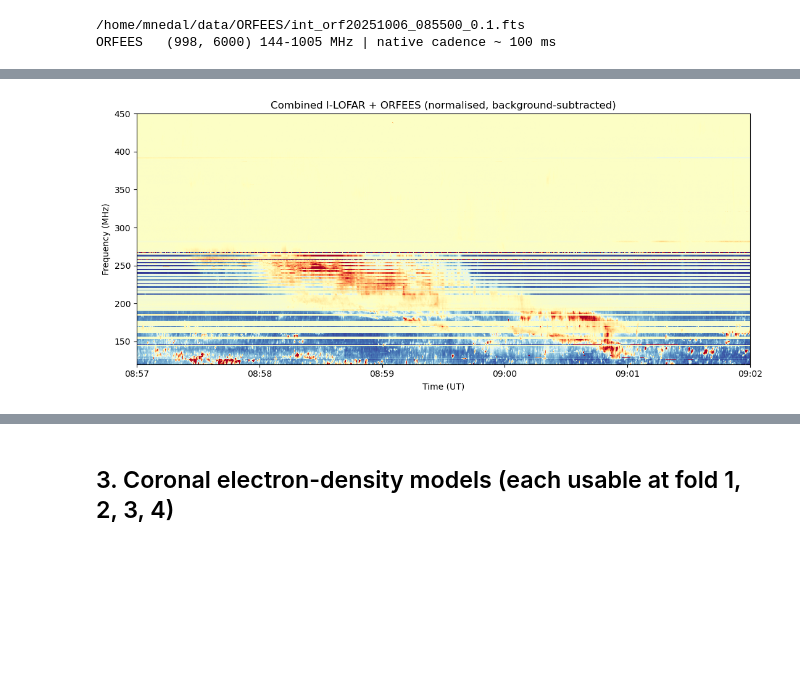
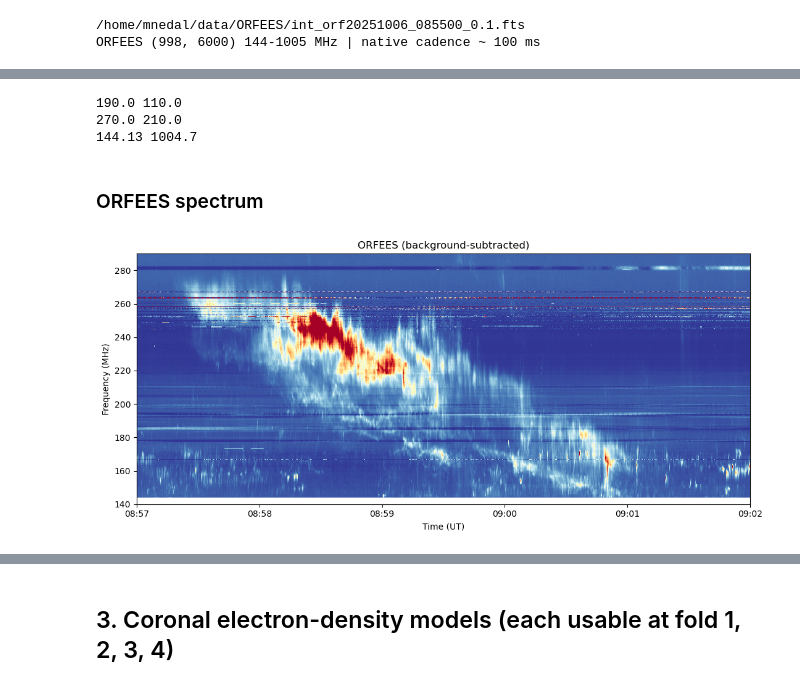
Before and after one commit to MohamedNedal/dias_work, a Jupyter notebook: 20251006/trace_type2_ilofar_orfees.ipynb, the cells around one changed output, grey strips where cells are left out. Saved outputs shown, nothing was run; the diff lists cells and outputs as text; code cells hidden in the pictures; blank space fills up the shorter version.

```diff
--- a/20251006/trace_type2_ilofar_orfees.ipynb
+++ b/20251006/trace_type2_ilofar_orfees.ipynb
@@ -250,15 +311,25 @@ combined (1286, 3001) 110-1005 MHz
+# %%
+print(f5[0], f5[-1])
+print(f7[0], f7[-1])
+print(orf_freqs[0], orf_freqs[-1])
+# %% [output]
+190.0 110.0
+270.0 210.0
+144.13 1004.7
+# %% [markdown]
+### ORFEES spectrum
 # %%
-# quick look at the combined, normalised spectrum over the event window
-fig, ax = plt.subplots(figsize=[11,5])
-vmin, vmax = np.nanpercentile(comb_ft, (5, 99))
-ax.pcolormesh(comb_times, freqs_comb, comb_ft, cmap='RdYlBu_r',
-              # vmin=vmin, vmax=vmax,
-              shading='auto')
-ax.set_ylim(120, 450)
+fig, ax = plt.subplots(figsize=[11, 5])
+vmin, vmax = robust_limits(orf_data, 5, 98.7)
+ax.pcolormesh(orf_times, orf_freqs, orf_data, cmap='RdYlBu_r',
+              vmin=vmin, vmax=vmax, shading='auto')
+ax.set_ylim(140, 290)
+ax.set_xlim(EVENT_START, EVENT_END)
 ax.xaxis.set_major_formatter(mdates.DateFormatter('%H:%M'))
-ax.set_xlabel('Time (UT)'); ax.set_ylabel('Frequency (MHz)')
-ax.set_title('Combined I-LOFAR + ORFEES (normalised, background-subtracted)')
+ax.set_xlabel('Time (UT)')
+ax.set_ylabel('Frequency (MHz)')
+ax.set_title('ORFEES (background-subtracted)')
 fig.tight_layout()
 plt.show()
 # %% [output]
-[figure, old version]
+[figure, new version]
```
Also changed, not shown: parts of 24 cells of this notebook.
